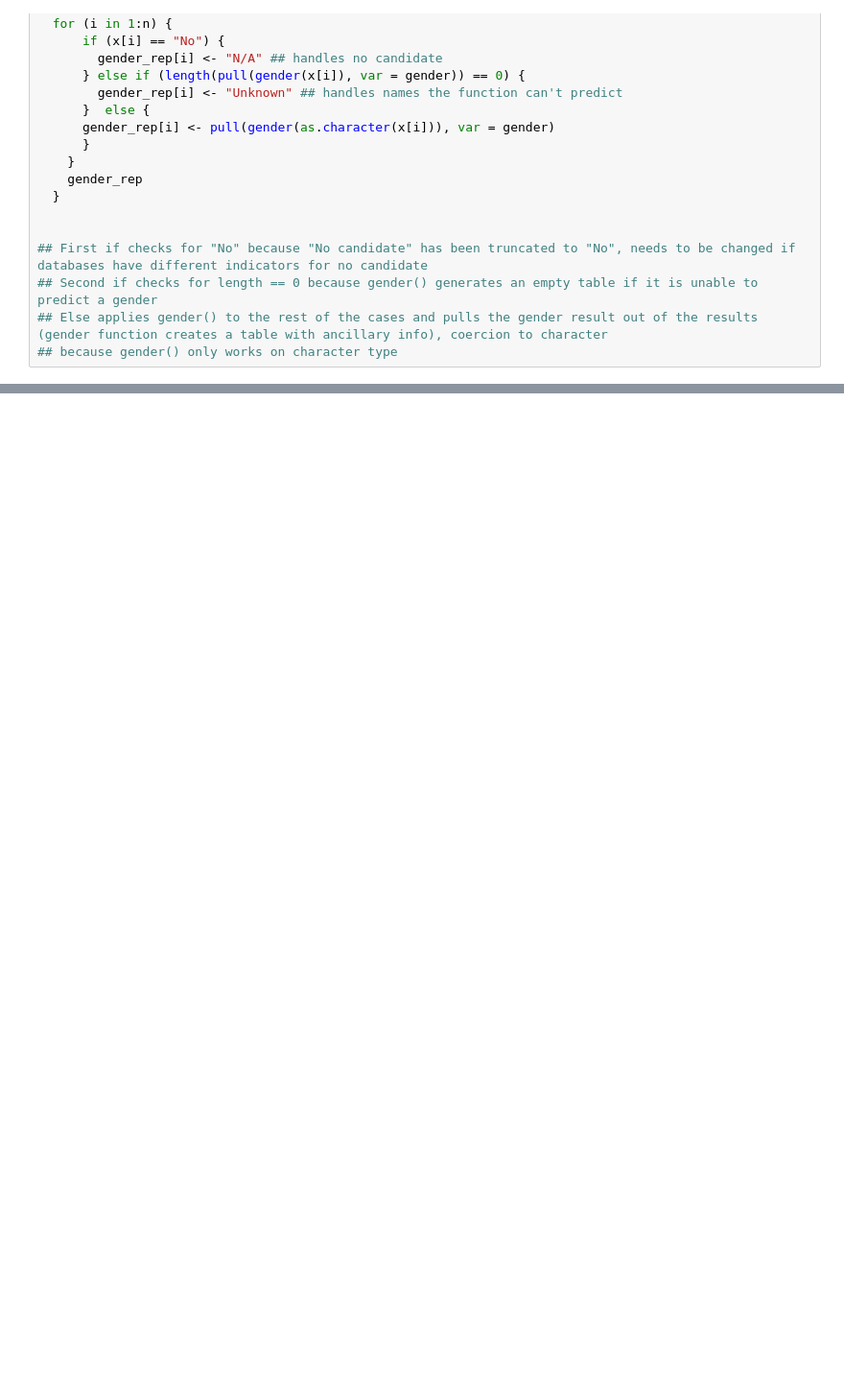
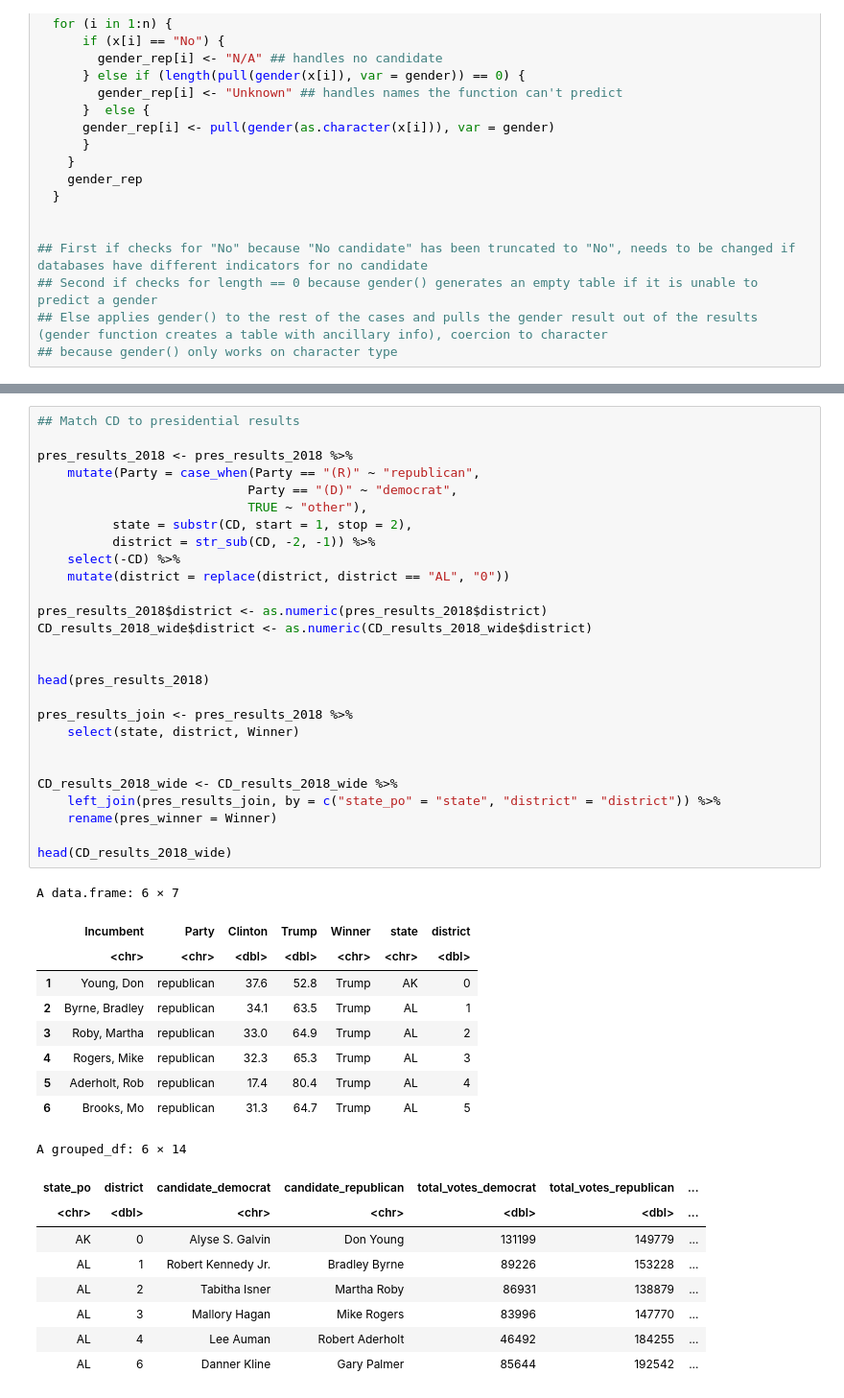
Before and after one commit to michael-bonitati-1117/final_project, a Jupyter notebook: House_Flips.ipynb, the cells around one changed output, grey strips where cells are left out. Shown at 96% size. Cells and saved outputs as stored; diff of their text form; blank space fills up the shorter version.

```diff
--- a/House_Flips.ipynb
+++ b/House_Flips.ipynb
@@ -151,0 +201,46 @@ A tibble: 6 × 16
+# %%
+## Match CD to presidential results
+
+pres_results_2018 <- pres_results_2018 %>%
+    mutate(Party = case_when(Party == "(R)" ~ "republican",
+                            Party == "(D)" ~ "democrat",
+                            TRUE ~ "other"),
+          state = substr(CD, start = 1, stop = 2),
+          district = str_sub(CD, -2, -1)) %>%
+    select(-CD) %>%
+    mutate(district = replace(district, district == "AL", "0"))
+
+pres_results_2018$district <- as.numeric(pres_results_2018$district)
+CD_results_2018_wide$district <- as.numeric(CD_results_2018_wide$district)
+
+
+head(pres_results_2018)
+
+pres_results_join <- pres_results_2018 %>%
+    select(state, district, Winner)
+
+
+CD_results_2018_wide <- CD_results_2018_wide %>%
+    left_join(pres_results_join, by = c("state_po" = "state", "district" = "district")) %>%
+    rename(pres_winner = Winner)
+
+head(CD_results_2018_wide)
+# %% [output]
+A data.frame: 6 × 7
+|  | Incumbent | Party | Clinton | Trump | Winner | state | district |
+|  | <chr> | <chr> | <dbl> | <dbl> | <chr> | <chr> | <dbl> |
+| 1 | Young, Don | republican | 37.6 | 52.8 | Trump | AK | 0 |
+| 2 | Byrne, Bradley | republican | 34.1 | 63.5 | Trump | AL | 1 |
+| 3 | Roby, Martha | republican | 33.0 | 64.9 | Trump | AL | 2 |
+| 4 | Rogers, Mike | republican | 32.3 | 65.3 | Trump | AL | 3 |
+| 5 | Aderholt, Rob | republican | 17.4 | 80.4 | Trump | AL | 4 |
+| 6 | Brooks, Mo | republican | 31.3 | 64.7 | Trump | AL | 5 |
+A grouped_df: 6 × 14
+| state_po | district | candidate_democrat | candidate_republican | total_votes_democrat | total_votes_republican | ... |
+| <chr> | <dbl> | <chr> | <chr> | <dbl> | <dbl> | ... |
+| AK | 0 | Alyse S. Galvin | Don Young | 131199 | 149779 | ... |
+| AL | 1 | Robert Kennedy Jr. | Bradley Byrne | 89226 | 153228 | ... |
+| AL | 2 | Tabitha Isner | Martha Roby | 86931 | 138879 | ... |
+| AL | 3 | Mallory Hagan | Mike Rogers | 83996 | 147770 | ... |
+| AL | 4 | Lee Auman | Robert Aderholt | 46492 | 184255 | ... |
+| AL | 6 | Danner Kline | Gary Palmer | 85644 | 192542 | ... |
```
Also changed, not shown: parts of 17 cells of this notebook, 2 other files.
